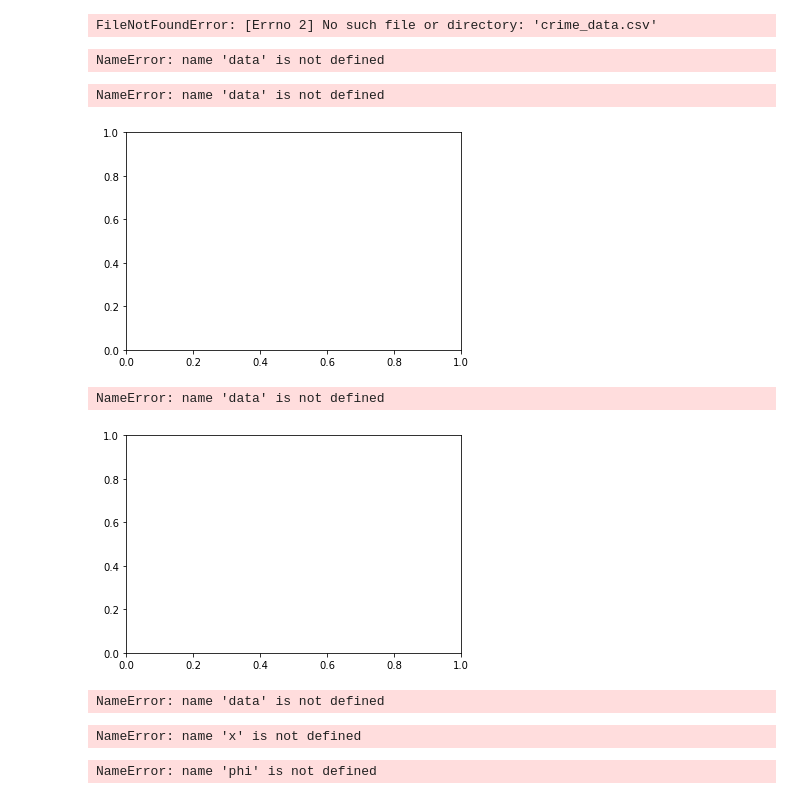
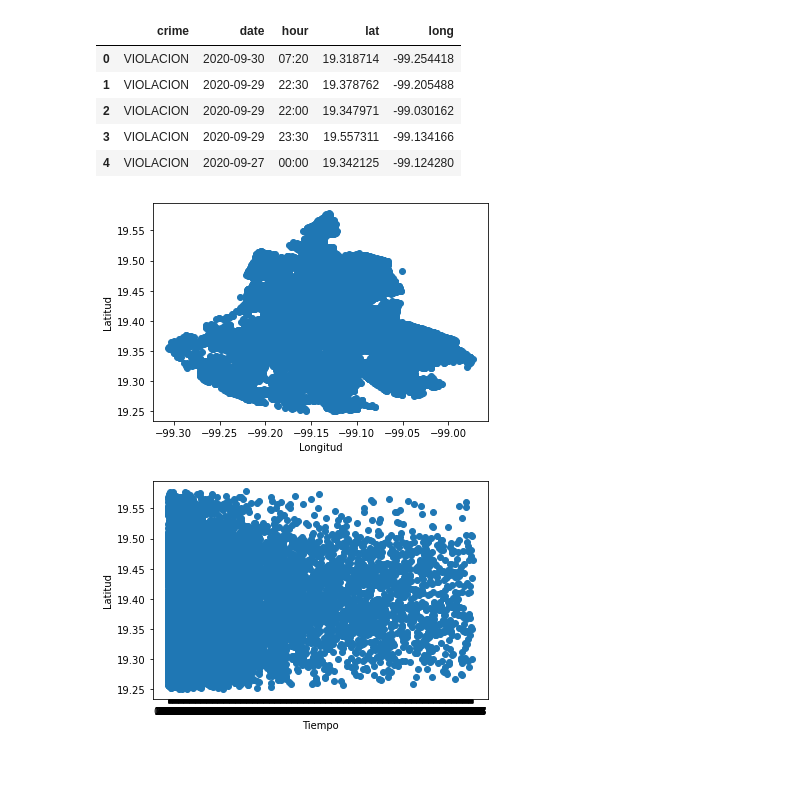
Before and after one commit to tonantzin-real/Analisis-aplicado-fall2020, a Jupyter notebook: alumnos/LeonardoPlata/Examen/Examen.ipynb, the cells around one changed output. Saved outputs shown, nothing was run; the diff lists cells and outputs as text; code cells hidden in the pictures; blank space fills up the shorter version.

```diff
--- a/alumnos/LeonardoPlata/Examen/Examen.ipynb
+++ b/alumnos/LeonardoPlata/Examen/Examen.ipynb
@@ -4,52 +4,42 @@ import matplotlib.pyplot as plt
 from math import log
 # %%
-data = pd.read_csv("crime_data.csv",usecols=['crime','date','hour','lat','long','hora'])
+data = pd.read_csv("crime_data.csv",usecols=['crime','date','hour','lat','long'])
 data = pd.DataFrame(data=data)
 data.head()
 # %% [output]
-FileNotFoundError: [Errno 2] No such file or directory: 'crime_data.csv'
+|  | crime | date | hour | lat | long |
+| 0 | VIOLACION | 2020-09-30 | 07:20 | 19.318714 | -99.254418 |
+| 1 | VIOLACION | 2020-09-29 | 22:30 | 19.378762 | -99.205488 |
+| 2 | VIOLACION | 2020-09-29 | 22:00 | 19.347971 | -99.030162 |
+| 3 | VIOLACION | 2020-09-29 | 23:30 | 19.557311 | -99.134166 |
+| 4 | VIOLACION | 2020-09-27 | 00:00 | 19.342125 | -99.124280 |
-# %%
-data.dtypes
-# %% [output]
-NameError: name 'data' is not defined
 # %%
-fig, ax = plt.subplots()
-ax.scatter(data['long'],data['lat'])
-plt.xlabel('Longitud')
-plt.ylabel('Latitud')
-plt.show()
+fig, cr = plot.subplots()
+cr.scatter(data['long'],data['lat'])
+plot.xlabel('Longitud')
+plot.ylabel('Latitud')
+plot.show()
 # %% [output]
-NameError: name 'data' is not defined
-[figure, old version]
+[figure, new version]
 # %%
-fig, ax = plt.subplots()
-ax.scatter(data['hour'],data['lat'])
-plt.ylabel('Latitud')
-plt.xlabel('Tiempo')
-plt.show()
+fig, cr = plot.subplots()
+cr.scatter(data['hour'],data['lat'])
+plot.ylabel('Latitud')
+plot.xlabel('Tiempo')
+plot.show()
 # %% [output]
-NameError: name 'data' is not defined
-[figure, old version]
+[figure, new version]
 # %%
 x = data['long']
 y = data['lat']
-t = data['hora']
-print('Longitudes '+'x: '+str(len(x))+ 'y: '+str(len(y))+'t: ' +str(len(t)))
+t = data['hour']
-# %% [output]
-NameError: name 'data' is not defined
 # %%
 n = 8000
 def phi(x=x,t=t):
     p = [None]*n
     for i in range(n):
-        p[i] = x[i] + x[i+1]*log(abs(t[i])) - log(abs(x[i+2]*t[i]))
+        p[i] = x[i] + x[i+1]*log(abs(int(t[i][0:2]))) - log(abs(x[i+2]*int(t[i][0:2])))
     return p
-# %% [output]
-NameError: name 'x' is not defined
-# %%
-len(phi())
-# %% [output]
-NameError: name 'phi' is not defined
 # %%
 def f(y=y,x=x,t=t):
     r = [None]*n
```
Also changed, not shown: parts of 3 cells of this notebook.
